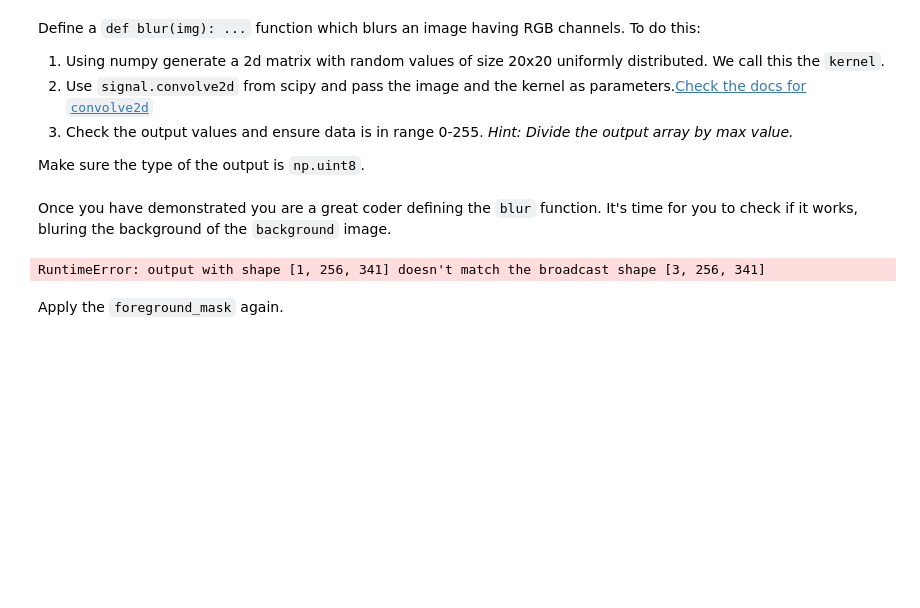
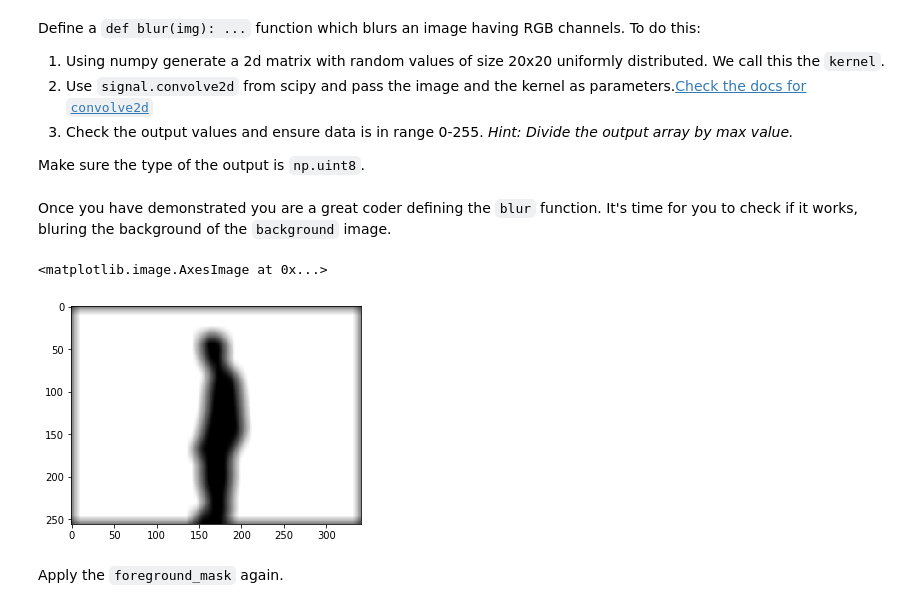
Before and after one commit to blancalluch/ImageSegmentation, a Jupyter notebook: main.ipynb, the cells around one changed output. Cells and saved outputs as stored; diff of their text form; code cells hidden in the pictures; blank space fills up the shorter version.

```diff
--- a/main.ipynb
+++ b/main.ipynb
@@ -370,11 +380,12 @@ Once you have demonstrated you are a great coder defining the `blur` function. I
 # %%
 # Your code here
 
-blur_maic = blur(back_bnw)
+blur_maic = blur(img)
 
 plt.imshow(blur_maic,cmap="gray")
 # %% [output]
-RuntimeError: output with shape [1, 256, 341] doesn't match the broadcast shape [3, 256, 341]
+<matplotlib.image.AxesImage at 0x...>
+[figure, added]
 # %% [markdown]
 Apply the `foreground_mask` again.
 # %%
```
Also changed, not shown: parts of 5 cells of this notebook.
